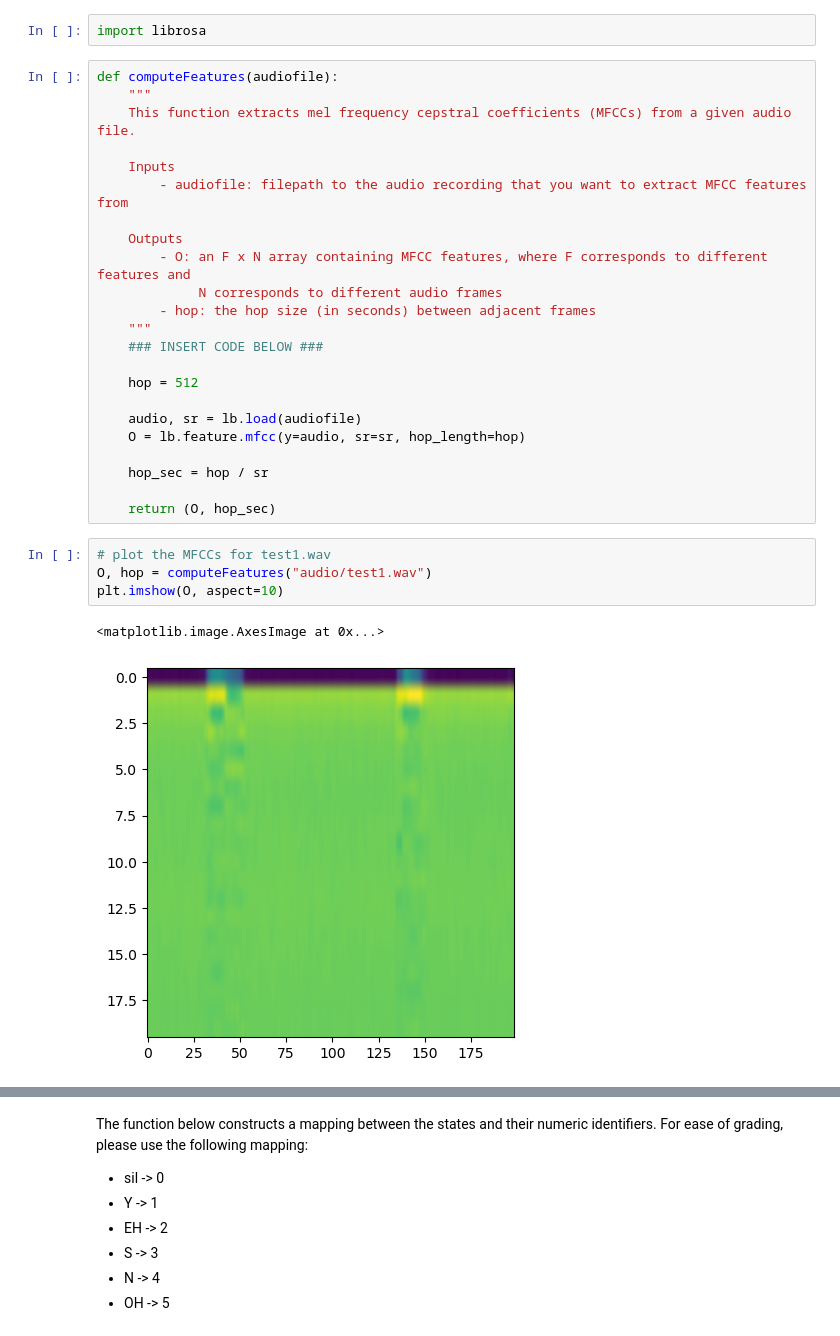
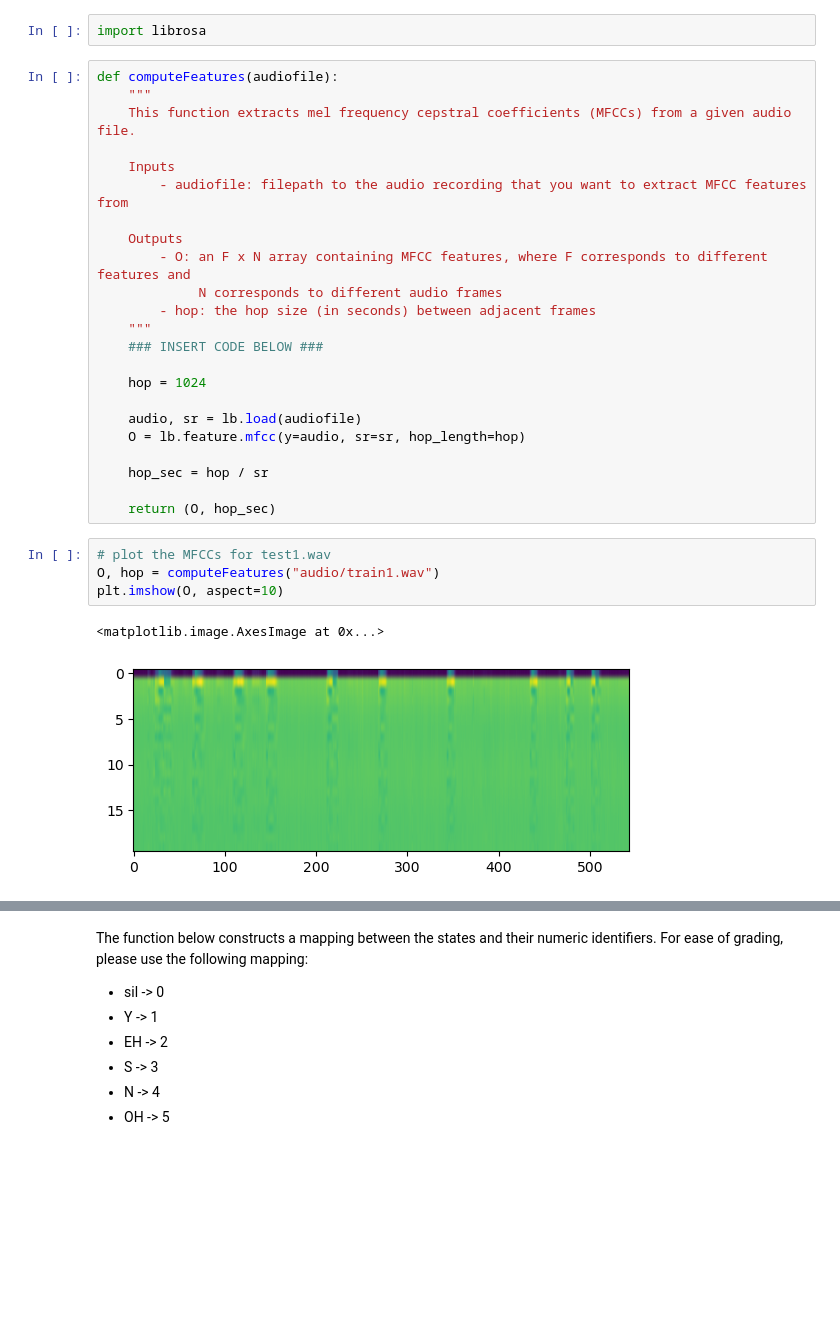
Before and after one commit to THENIROCK/toy-speech-recognizer, a Jupyter notebook: hw8.ipynb, the cells around one changed output, grey strips where cells are left out. Cells and saved outputs as stored; diff of their text form; blank space fills up the shorter version.

```diff
--- a/hw8.ipynb
+++ b/hw8.ipynb
@@ -136,7 +136,7 @@ def computeFeatures(audiofile):
     """
     ### INSERT CODE BELOW ###
 
-    hop = 512
+    hop = 1024
 
     audio, sr = lb.load(audiofile)
     O = lb.feature.mfcc(y=audio, sr=sr, hop_length=hop)
@@ -146,8 +146,8 @@ def computeFeatures(audiofile):
     return (O, hop_sec)
 # %%
 # plot the MFCCs for test1.wav
-O, hop = computeFeatures("audio/test1.wav")
+O, hop = computeFeatures("audio/train1.wav")
 plt.imshow(O, aspect=10)
 # %% [output]
 <matplotlib.image.AxesImage at 0x...>
-[figure, old version]
+[figure, new version]
```
Also changed, not shown: parts of 7 cells of this notebook.
